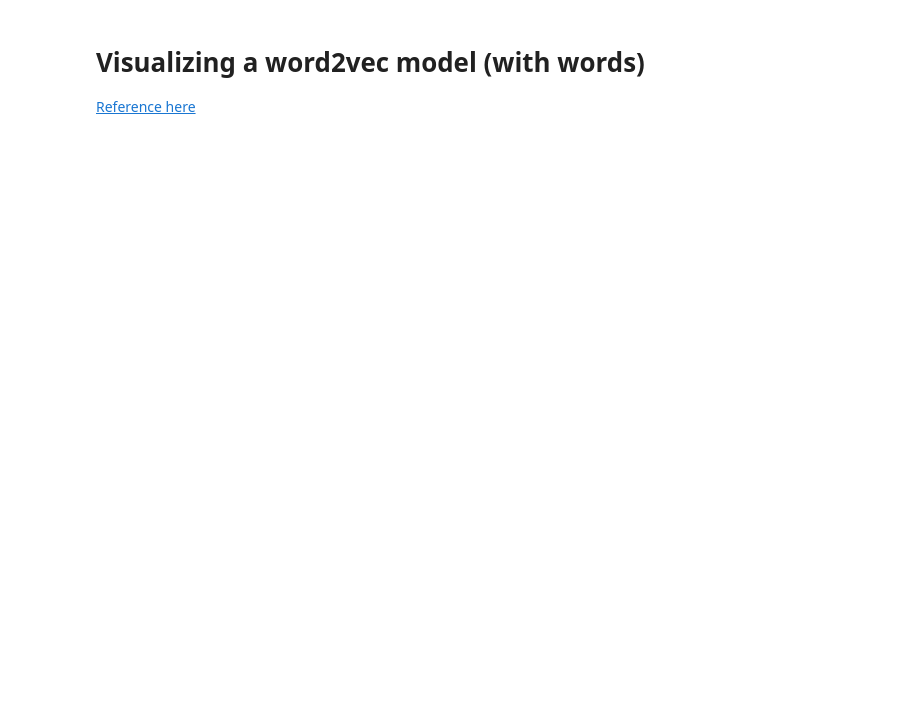
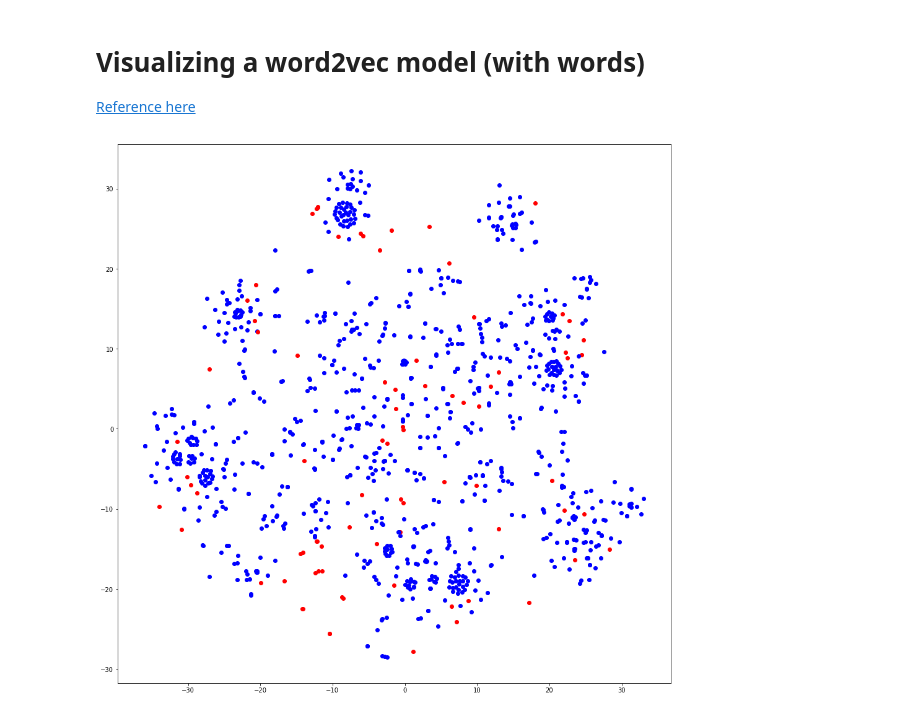
Before and after one commit to EmoryDHLab/abolition, a Jupyter notebook: CCP people/nltk-project/playground.ipynb, the cells around one changed output. Cells and saved outputs as stored; diff of their text form; code cells hidden in the pictures; blank space fills up the shorter version.

```diff
--- a/CCP people/nltk-project/playground.ipynb
+++ b/CCP people/nltk-project/playground.ipynb
@@ -123,28 +159,33 @@ X = model.wv[model.wv.vocab]
 # %%
 labels = []
 tokens = []
 
 for word in model.wv.vocab:
     tokens.append(model.wv[word])
     labels.append(word)
 
 tsne_model = TSNE(perplexity=40, n_components=2, init='pca', n_iter=2500, random_state=23)
 new_values = tsne_model.fit_transform(tokens)
 
 x = []
 y = []
 for value in new_values:
     x.append(value[0])
     y.append(value[1])
 
 plt.figure(figsize=(16, 16))
 
 for i in range(len(x)):
-    plt.scatter(x[i],y[i])
-    plt.annotate(labels[i],
-                 xy=(x[i], y[i]),
-                 xytext=(5, 2),
-                 textcoords='offset points',
-                 ha='right',
-                 va='bottom')
+    node_color = "blue"
+    if ".txt" in labels[i]:
+        node_color = "red"
+    plt.scatter(x[i],y[i], color=node_color)
+#     plt.annotate(labels[i],
+#                  xy=(x[i], y[i]),
+#                  xytext=(5, 2),
+#                  textcoords='offset points',
+#                  ha='right',
+#                  va='bottom')
 plt.show()
+# %% [output]
+[figure, added]
```
Also changed, not shown: parts of 14 cells of this notebook, 12 other files.
